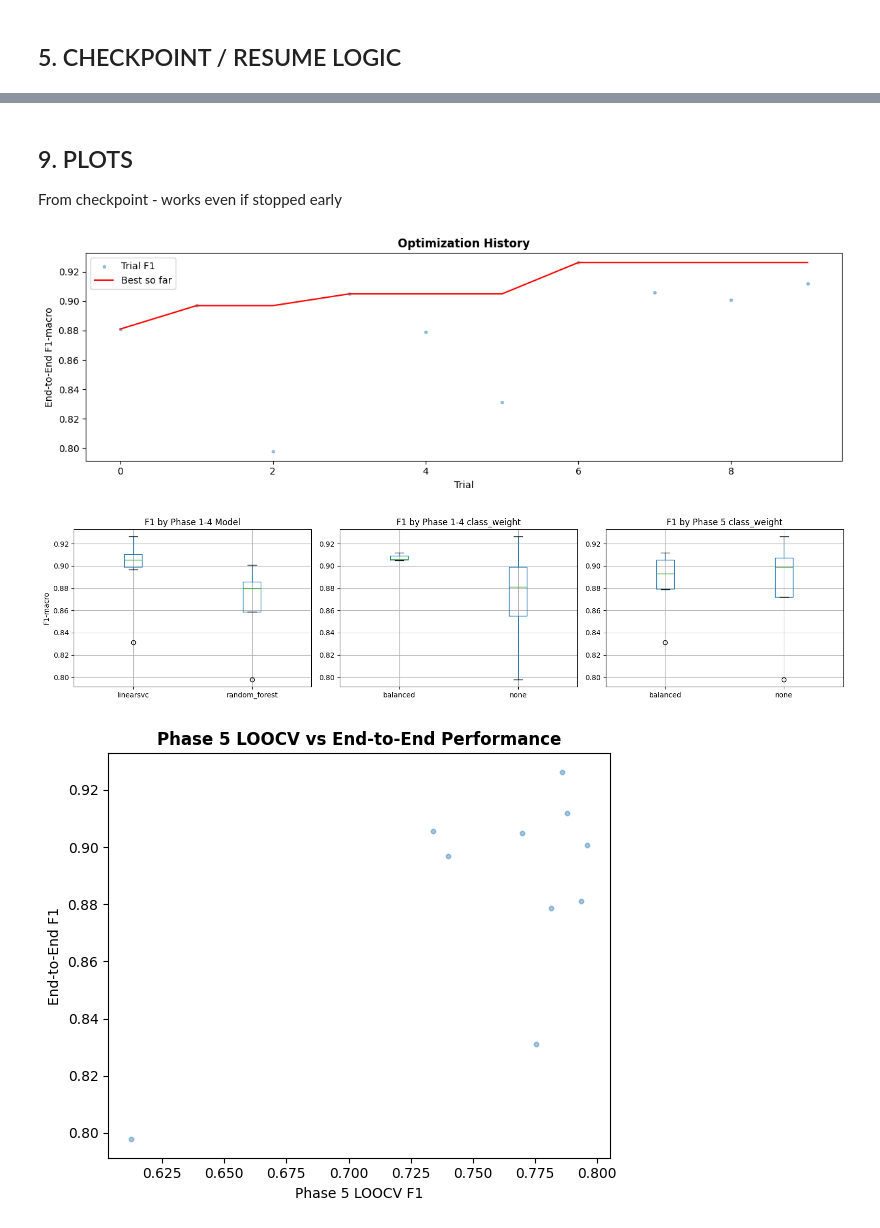
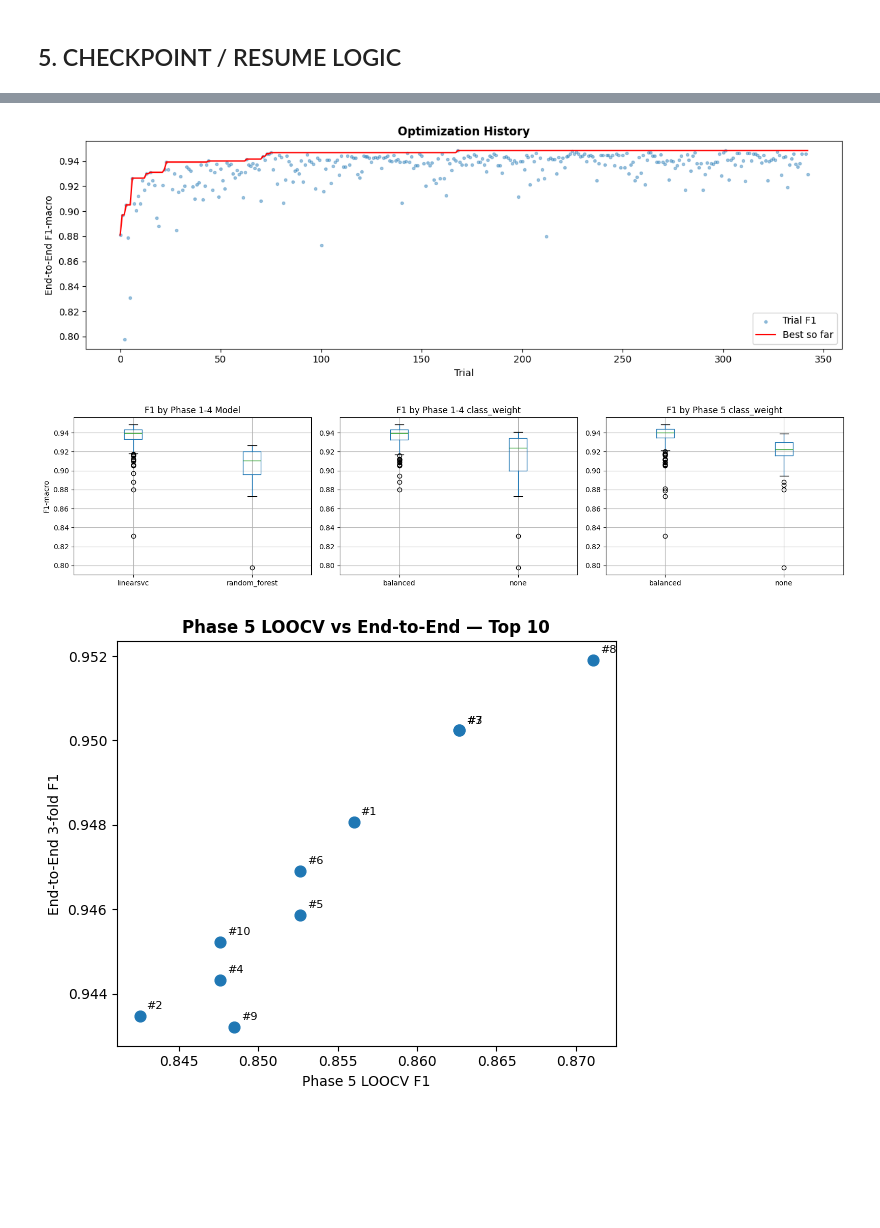
Before and after one commit to simoneP-txt/MALTO-Hackathon, a Jupyter notebook: tuning.ipynb, the cells around one changed output, grey strips where cells are left out. Drawn from its saved outputs; the diff is of its cells as text; code cells hidden in the pictures; blank space fills up the shorter version.

Commit message:
Phase 5 only tuning and new submissions

```diff
--- a/tuning.ipynb
+++ b/tuning.ipynb
@@ -171,7 +171,7 @@ MASK_12_GLOBAL = np.isin(LABELS, [1, 2])
 IDX_12_GLOBAL = np.where(MASK_12_GLOBAL)[0]
 print(f"Label 1+2 samples: {len(IDX_12_GLOBAL)} (for LOOCV)")
 
-N_TRIALS = 10
+N_TRIALS = 340
 
 # Checkpoint paths
 TUNING_DIR = Path("tuning")
@@ -626,7 +858,6 @@ Saved: tuning\tuning_top5.json
-# %% [markdown]
-## 9. PLOTS
-From checkpoint - works even if stopped early
 # %%
+import matplotlib.pyplot as plt
+
 if not all_results:
     if CHECKPOINT_FILE.exists():
         with open(CHECKPOINT_FILE, "r") as fp:
@@ -636,15 +867,14 @@ if all_results:
     df_r = pd.DataFrame(all_results)
 
     # ── Optimization history ──────────────────────────────────
-    fig, ax = plt.subplots(figsize=(12, 4))
     trial_nums = [r["number"] for r in all_results]
     f1_vals = [r["f1_mean"] for r in all_results]
-    # Sort by trial number for proper history
     order = np.argsort(trial_nums)
     t_sorted = np.array(trial_nums)[order]
     f1_sorted = np.array(f1_vals)[order]
     cummax = np.maximum.accumulate(f1_sorted)
 
+    fig, ax = plt.subplots(figsize=(12, 4))
     ax.scatter(t_sorted, f1_sorted, s=8, alpha=0.4, label="Trial F1")
     ax.plot(t_sorted, cummax, color="red", linewidth=1.5, label="Best so far")
     ax.set_xlabel("Trial")
@@ -658,66 +888,44 @@ if all_results:
     df_r["p14_model"] = df_r["params"].apply(lambda p: p["p14_model"])
     df_r["p14_cw"] = df_r["params"].apply(lambda p: p["p14_class_weight"])
     df_r["hgb_cw"] = df_r["params"].apply(lambda p: p.get("hgb_class_weight", "N/A"))
 
     fig, axes = plt.subplots(1, 3, figsize=(16, 4))
 
-    # Box 1: P14 model
     df_r.boxplot(column="f1_mean", by="p14_model", ax=axes[0])
     axes[0].set_title("F1 by Phase 1-4 Model")
     axes[0].set_xlabel("")
     axes[0].set_ylabel("F1-macro")
 
-    # Box 2: P14 class weight
     df_r.boxplot(column="f1_mean", by="p14_cw", ax=axes[1])
     axes[1].set_title("F1 by Phase 1-4 class_weight")
     axes[1].set_xlabel("")
 
-    # Box 3: HGB class weight
     df_r.boxplot(column="f1_mean", by="hgb_cw", ax=axes[2])
     axes[2].set_title("F1 by Phase 5 class_weight")
     axes[2].set_xlabel("")
 
-    plt.suptitle("")  # remove auto title
+    plt.suptitle("")
     plt.tight_layout()
     plt.show()
 
-    # ── Phase 5 LOOCV F1 vs End-to-End F1 ────────────────────
-    p5_vals = [r.get("f1_p5_loocv") for r in all_results]
-    if any(v is not None for v in p5_vals):
-        valid = [(r["f1_mean"], r["f1_p5_loocv"])
-                 for r in all_results if r.get("f1_p5_loocv") is not None]
-        e2e, p5 = zip(*valid)
-
+    # ── Validated: LOOCV vs E2E comparison ────────────────────
+    if validated_results:
         fig, ax = plt.subplots(figsize=(6, 5))
-        ax.scatter(p5, e2e, s=10, alpha=0.4)
+        x_loo = [r["f1_p5_loocv"] for r in validated_results]
+        y_e2e = [r["f1_e2e_3fold"] for r in validated_results]
+        ax.scatter(x_loo, y_e2e, s=60, zorder=3)
+        for i, r in enumerate(validated_results):
+            ax.annotate(f"#{r['optuna_rank']}", (x_loo[i], y_e2e[i]),
+                        textcoords="offset points", xytext=(5, 5), fontsize=8)
         ax.set_xlabel("Phase 5 LOOCV F1")
-        ax.set_ylabel("End-to-End F1")
-        ax.set_title("Phase 5 LOOCV vs End-to-End Performance", fontweight="bold")
+        ax.set_ylabel("End-to-End 3-fold F1")
+        ax.set_title("Phase 5 LOOCV vs End-to-End — Top 10", fontweight="bold")
         plt.tight_layout()
         plt.show()
 
-    # ── Top 50: HistGB parameter distributions ────────────────
-    top50 = all_results[:50]
-    hgb_keys = ["hgb_max_iter", "hgb_max_depth", "hgb_learning_rate",
-                "hgb_max_leaf_nodes", "hgb_min_samples_leaf", "hgb_l2_regularization",
-                "impchi_k_per_class"]
-
-    fig, axes = plt.subplots(2, 4, figsize=(16, 7))
-    axes = axes.flatten()
-    for idx, key in enumerate(hgb_keys):
-        vals = [r["params"].get(key) for r in top50 if r["params"].get(key) is not None]
-        if vals:
-            axes[idx].hist(vals, bins=15, color="steelblue", edgecolor="white")
-            axes[idx].set_title(key, fontsize=9)
-    for j in range(len(hgb_keys), len(axes)):
-        axes[j].set_visible(False)
-    fig.suptitle("Top 50 Trials - Phase 5 Parameter Distributions", fontweight="bold")
-    plt.tight_layout()
-    plt.show()
-
 else:
     print("No results to plot. Run the tuning first.")
 # %% [output]
-[figure, old version]
+[figure, new version]
-[figure, old version]
+[figure, new version]
-[figure, old version]
+[figure, new version]
```
Also changed, not shown: parts of 14 cells of this notebook, 24 other files.
